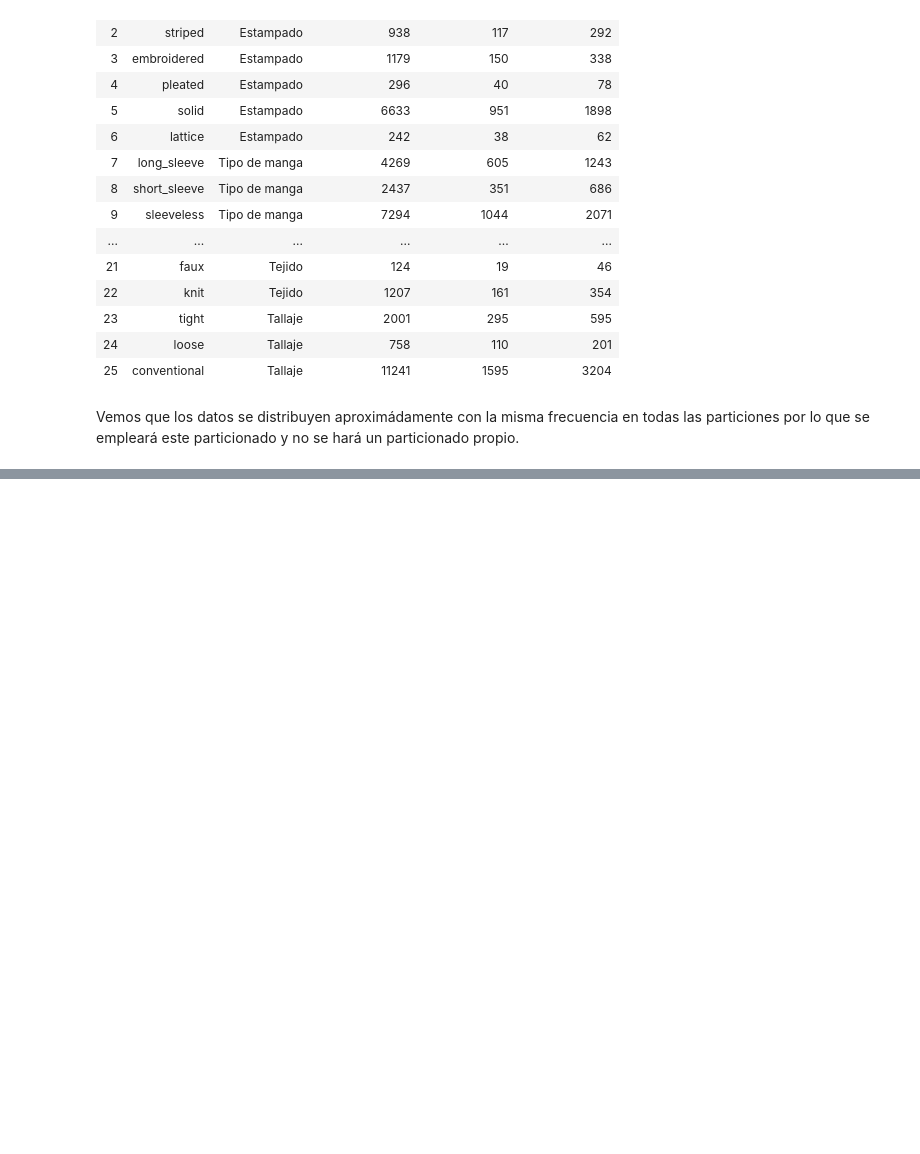
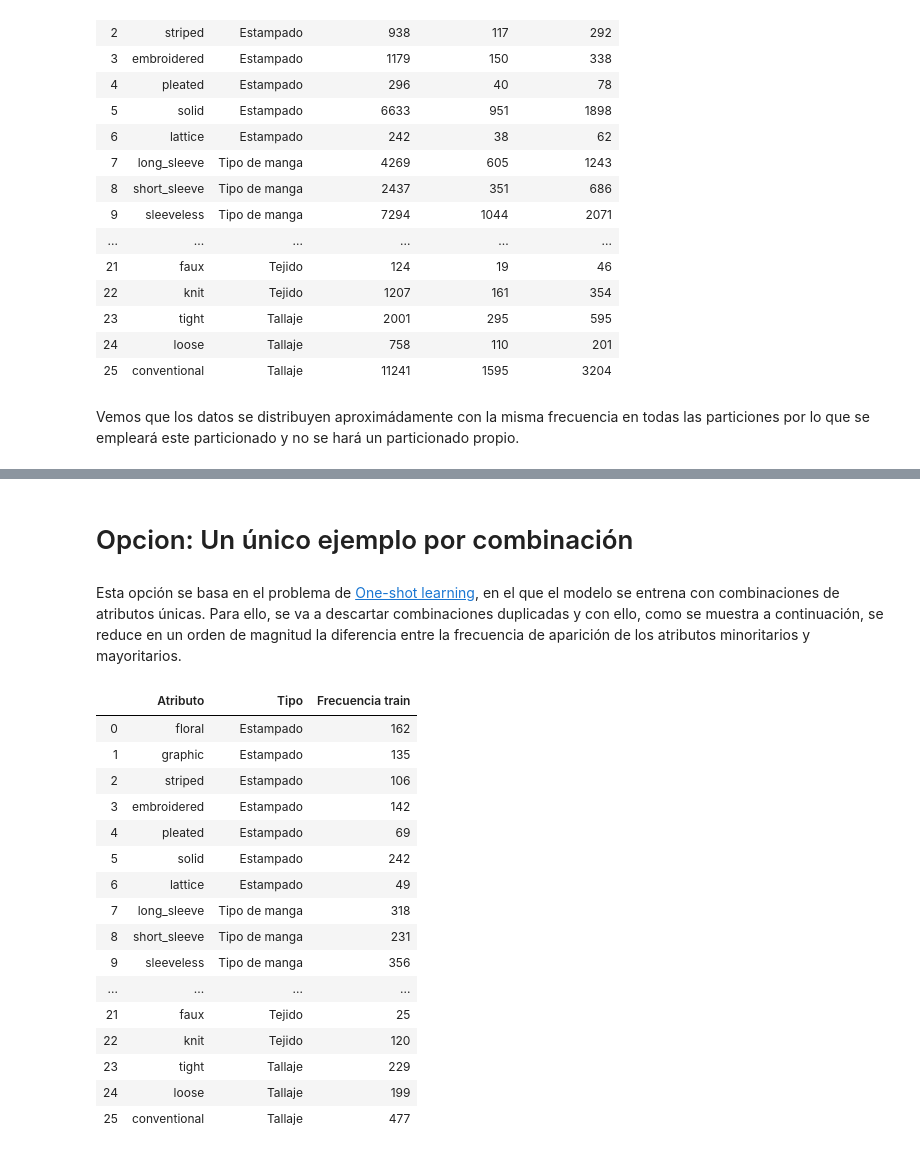
Before and after one commit to akepa/attribute-detection-in-fashon-images, a Jupyter notebook: DeepFashion_VersionReducida_Analisis.ipynb, the cells around one changed output, grey strips where cells are left out. Drawn from its saved outputs; the diff is of its cells as text; code cells hidden in the pictures; blank space fills up the shorter version.

Commit message:
Soluciones data imbalance

```diff
--- a/DeepFashion_VersionReducida_Analisis.ipynb
+++ b/DeepFashion_VersionReducida_Analisis.ipynb
@@ -142,0 +265,29 @@ Vemos que los datos se distribuyen aproximádamente con la misma frecuencia en t
+# %% [markdown]
+# Opcion: Un único ejemplo por combinación
+# %% [markdown]
+Esta opción se basa en el problema de [One-shot learning](https://en.wikipedia.org/wiki/One-shot_learning), en el que el modelo se entrena con combinaciones de atributos únicas. Para ello, se va a descartar combinaciones duplicadas y con ello, como se muestra a continuación, se reduce en un orden de magnitud la diferencia entre la frecuencia de aparición de los atributos minoritarios y mayoritarios.
+# %%
+df = get_train_data()
+df = df.drop_duplicates(subset=range(0,26))
+# Guardamos en fichero para ser usado desde otro notebook
+df.to_csv(ANNO_FINE_PATH + "/train_attr_v3.txt", index=False, header=False, sep=' ')
+
+show_frequencies(df)
+# %% [output]
+|  | Atributo | Tipo | Frecuencia train |
+| 0 | floral | Estampado | 162 |
+| 1 | graphic | Estampado | 135 |
+| 2 | striped | Estampado | 106 |
+| 3 | embroidered | Estampado | 142 |
+| 4 | pleated | Estampado | 69 |
+| 5 | solid | Estampado | 242 |
+| 6 | lattice | Estampado | 49 |
+| 7 | long_sleeve | Tipo de manga | 318 |
+| 8 | short_sleeve | Tipo de manga | 231 |
+| 9 | sleeveless | Tipo de manga | 356 |
+| ... | ... | ... | ... |
+| 21 | faux | Tejido | 25 |
+| 22 | knit | Tejido | 120 |
+| 23 | tight | Tallaje | 229 |
+| 24 | loose | Tallaje | 199 |
+| 25 | conventional | Tallaje | 477 |
```
Also changed, not shown: parts of 9 cells of this notebook.
